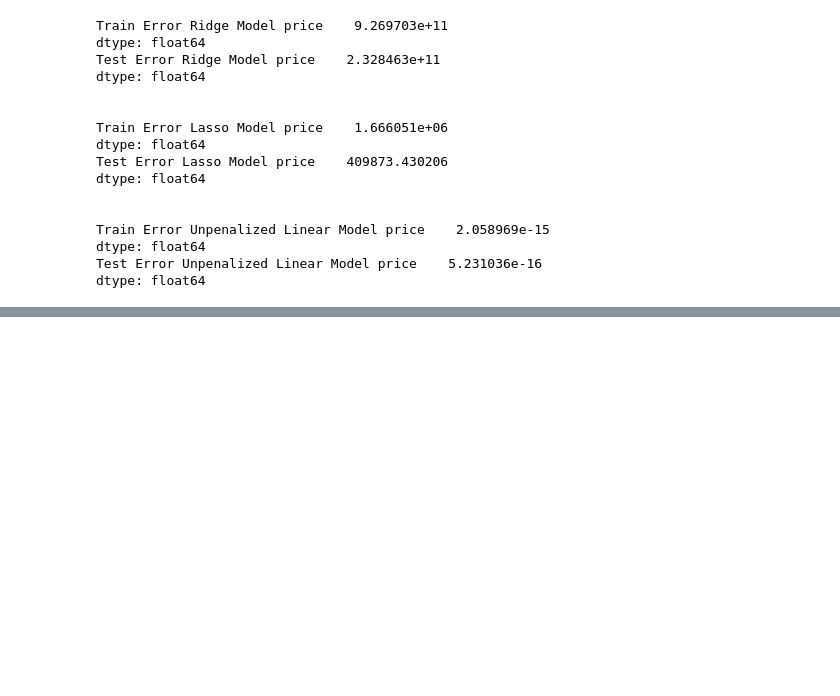
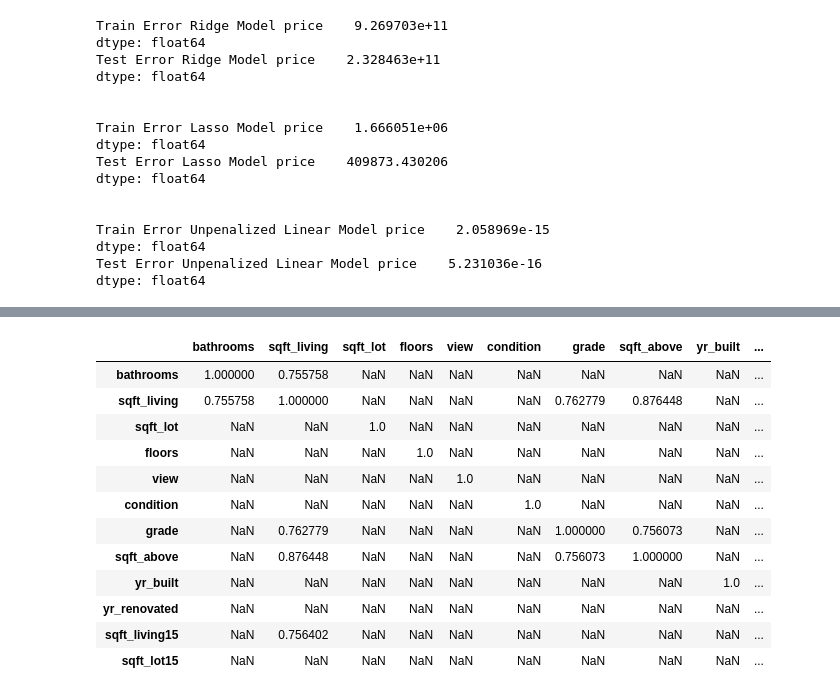
Before and after one commit to kmcnicoll/KyleMatt, a Jupyter notebook: kc_housing_data - wip - finch.ipynb, the cells around one changed output, grey strips where cells are left out. Drawn from its saved outputs; the diff is of its cells as text; code cells hidden in the pictures; blank space fills up the shorter version.

```diff
--- a/kc_housing_data.ipynb
+++ b/kc_housing_data - wip - finch.ipynb
@@ -190,0 +214,16 @@ dtype: float64
+# %%
+corr[abs(housing_predictors.corr() > 0.75)]
+# %% [output]
+|  | bathrooms | sqft_living | sqft_lot | floors | view | condition | grade | sqft_above | yr_built | ... |
+| bathrooms | 1.000000 | 0.755758 | NaN | NaN | NaN | NaN | NaN | NaN | NaN | ... |
+| sqft_living | 0.755758 | 1.000000 | NaN | NaN | NaN | NaN | 0.762779 | 0.876448 | NaN | ... |
+| sqft_lot | NaN | NaN | 1.0 | NaN | NaN | NaN | NaN | NaN | NaN | ... |
+| floors | NaN | NaN | NaN | 1.0 | NaN | NaN | NaN | NaN | NaN | ... |
+| view | NaN | NaN | NaN | NaN | 1.0 | NaN | NaN | NaN | NaN | ... |
+| condition | NaN | NaN | NaN | NaN | NaN | 1.0 | NaN | NaN | NaN | ... |
+| grade | NaN | 0.762779 | NaN | NaN | NaN | NaN | 1.000000 | 0.756073 | NaN | ... |
+| sqft_above | NaN | 0.876448 | NaN | NaN | NaN | NaN | 0.756073 | 1.000000 | NaN | ... |
+| yr_built | NaN | NaN | NaN | NaN | NaN | NaN | NaN | NaN | 1.0 | ... |
+| yr_renovated | NaN | NaN | NaN | NaN | NaN | NaN | NaN | NaN | NaN | ... |
+| sqft_living15 | NaN | 0.756402 | NaN | NaN | NaN | NaN | NaN | NaN | NaN | ... |
+| sqft_lot15 | NaN | NaN | NaN | NaN | NaN | NaN | NaN | NaN | NaN | ... |
```
Also changed, not shown: parts of 10 cells of this notebook.
